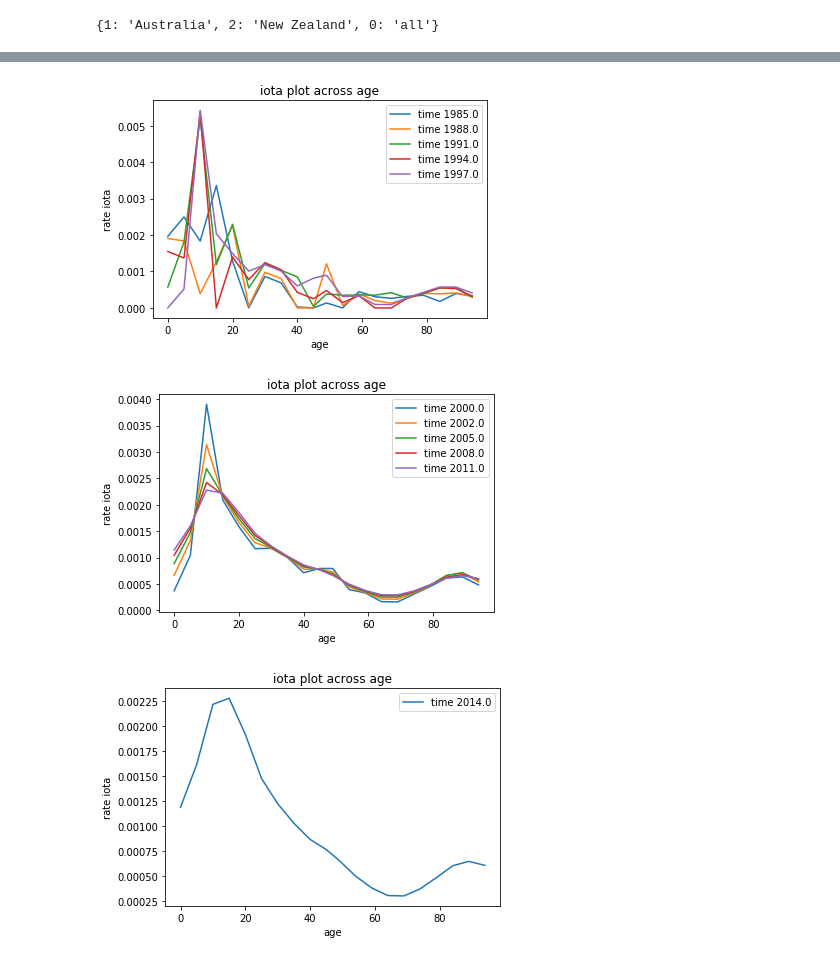
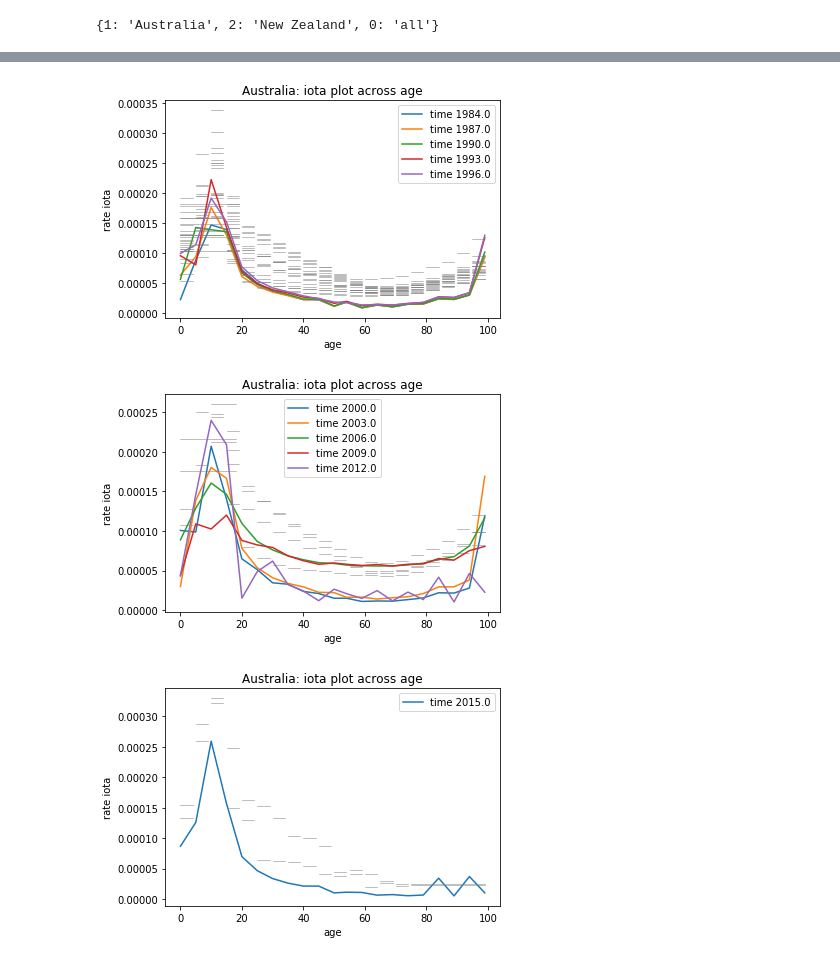
Before and after one commit to jizezhang/dismod_at-wrappers, a Jupyter notebook: demos/two_level_Sincidence_cov.ipynb, the cells around one changed output, grey strips where cells are left out. Saved outputs shown, nothing was run; the diff lists cells and outputs as text; code cells hidden in the pictures.

```diff
--- a/demos/two_level_Sincidence_cov.ipynb
+++ b/demos/two_level_Sincidence_cov.ipynb
@@ -102,7 +72,7 @@ df.head()
 # %%
-plt.plot_change_over_age('rate', 'iota', 'Sincidence', 'all', plot_data=False)
+plt.plot_change_over_age('rate', 'iota', 'Sincidence', 'Australia')
 # %% [output]
-[figure, old version]
+[figure, new version]
-[figure, old version]
+[figure, new version]
-[figure, old version]
+[figure, new version]
 # %%
```
Also changed, not shown: parts of 10 cells of this notebook, 3 other files.
